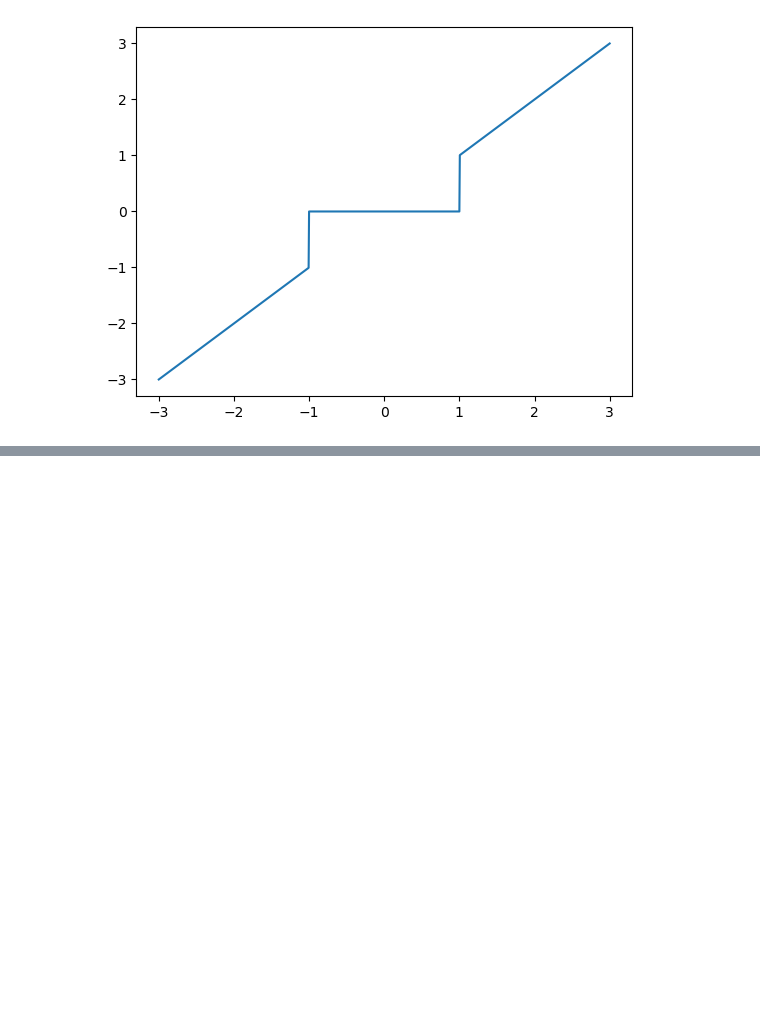
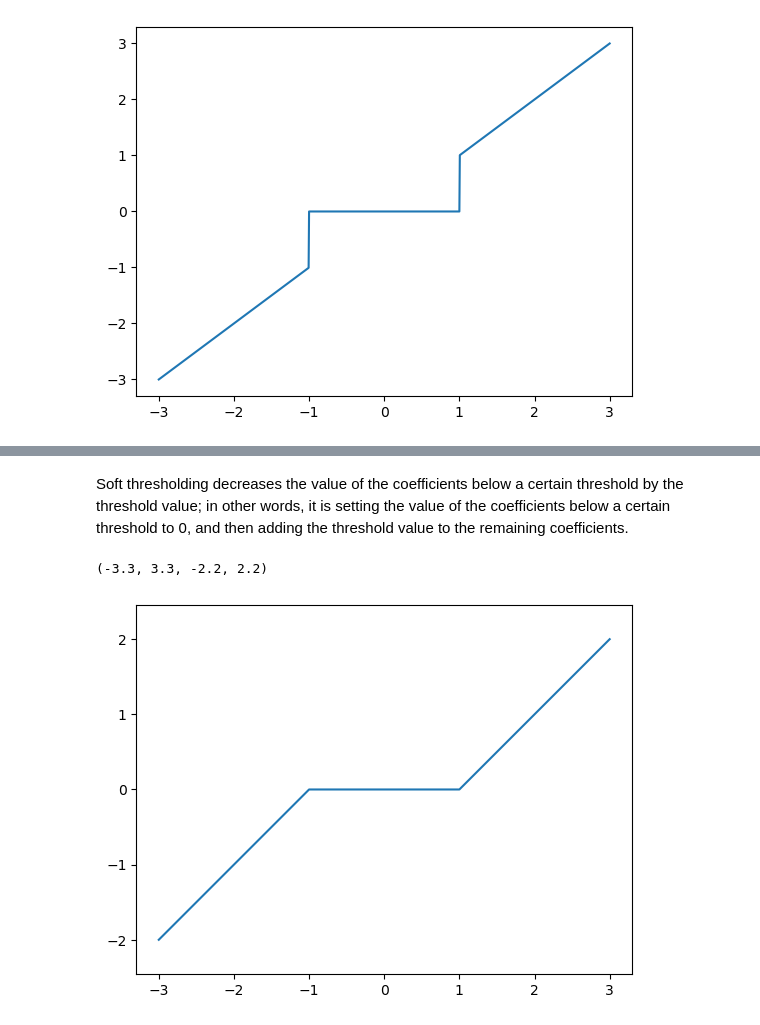
Before and after one commit to Dorin-D/m2-paris-saclay, a Jupyter notebook: Signal_Processing/lab_5/wavelets.ipynb, the cells around one changed output, grey strips where cells are left out. Saved outputs shown, nothing was run; the diff lists cells and outputs as text; code cells hidden in the pictures; blank space fills up the shorter version.

```diff
--- a/Signal_Processing/lab_5/wavelets.ipynb
+++ b/Signal_Processing/lab_5/wavelets.ipynb
@@ -80,0 +100,10 @@ fHard = perform_wavortho_transf(aT,Jmin,-1,h)
+# %% [markdown]
+Soft thresholding decreases the value of the coefficients below a certain threshold by the threshold value; in other words, it is setting the value of the coefficients below a certain threshold to 0, and then adding the threshold value to the remaining coefficients.
+# %%
+def thresh_soft(u,t):return np.maximum(1-t/abs(u), 0)*u
+alpha = np.linspace(-3,3,1000)
+plt.plot(alpha, thresh_soft(alpha,1))
+plt.axis('equal')
+# %% [output]
+(-3.3, 3.3, -2.2, 2.2)
+[figure, added]
```
Also changed, not shown: parts of 18 cells of this notebook, 58 other files.
